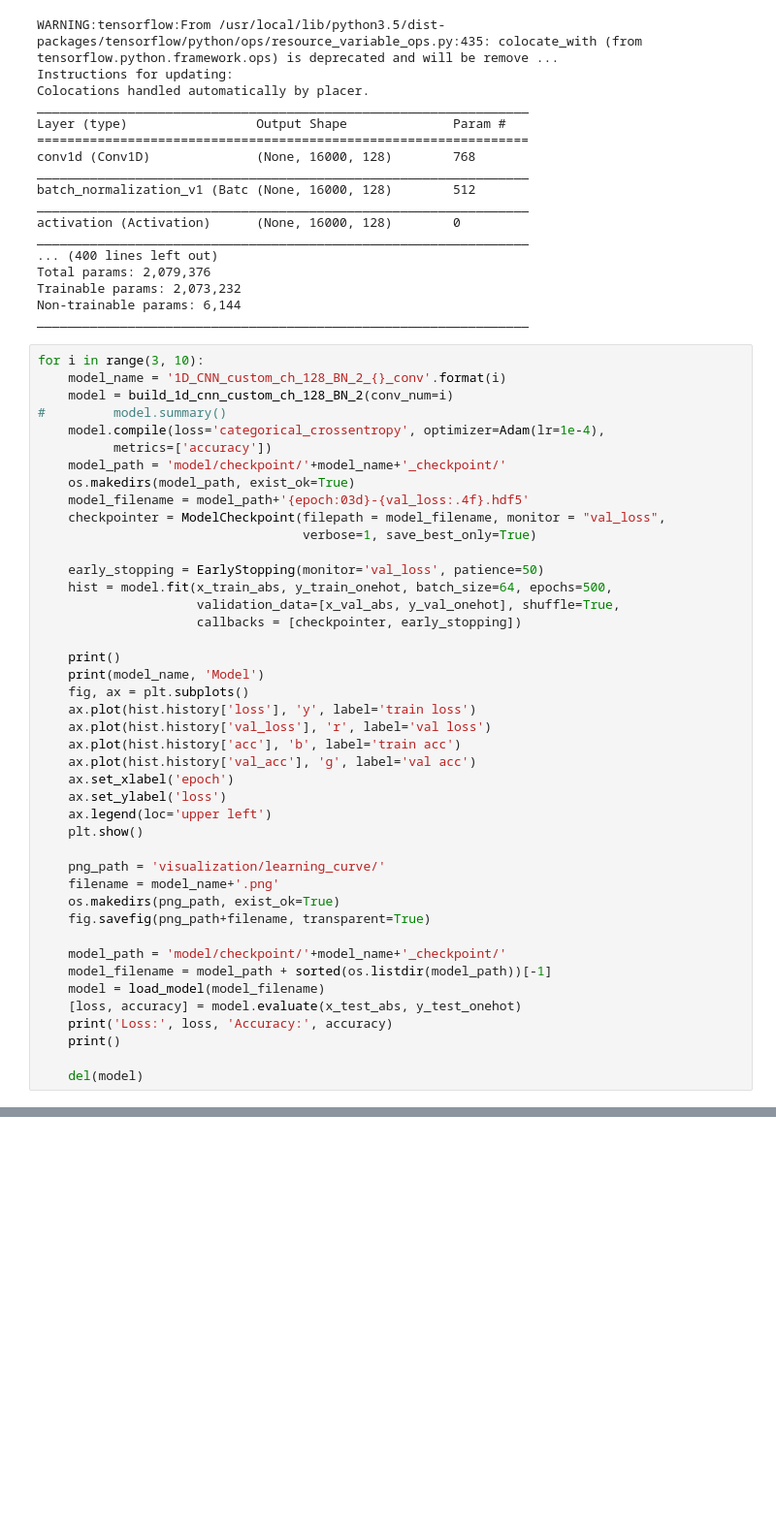
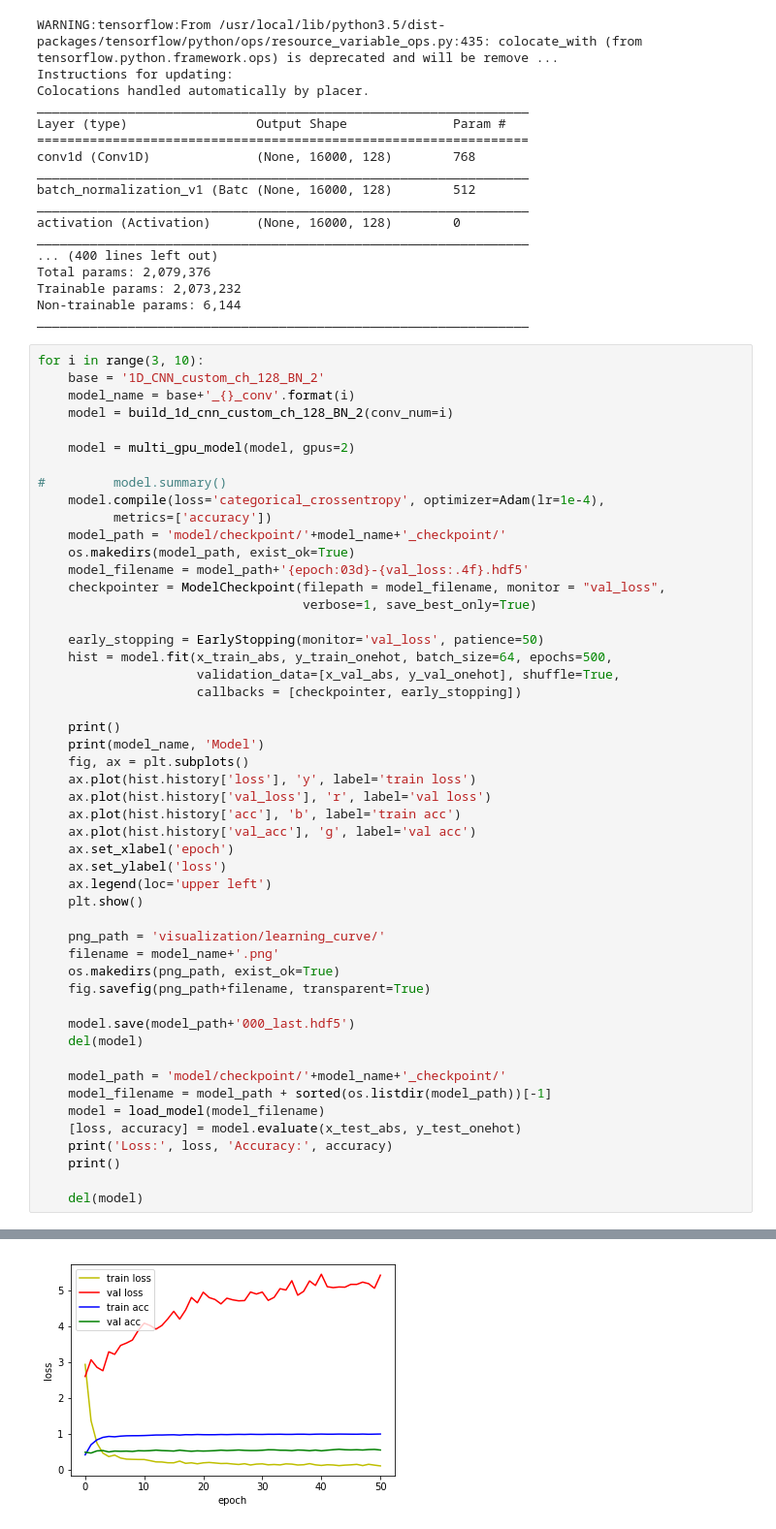
Before and after one commit to BbChip0103/sf_word_recog_research, a Jupyter notebook: from_professor/train_1d_cnn_custom_ch_128_BN_2.ipynb, the cells around one changed output, grey strips where cells are left out. Shown at 97% size. Cells and saved outputs as stored; diff of their text form; blank space fills up the shorter version.

```diff
--- a/from_professor/train_1d_cnn_custom_ch_128_BN_2.ipynb
+++ b/from_professor/train_1d_cnn_custom_ch_128_BN_2.ipynb
@@ -109,8 +110,12 @@ Non-trainable params: 6,144
 _________________________________________________________________
 # %%
 for i in range(3, 10):
-    model_name = '1D_CNN_custom_ch_128_BN_2_{}_conv'.format(i)
+    base = '1D_CNN_custom_ch_128_BN_2'
+    model_name = base+'_{}_conv'.format(i)
     model = build_1d_cnn_custom_ch_128_BN_2(conv_num=i)
+
+    model = multi_gpu_model(model, gpus=2)
+
 #         model.summary()
     model.compile(loss='categorical_crossentropy', optimizer=Adam(lr=1e-4),
           metrics=['accuracy'])
@@ -142,6 +147,9 @@ for i in range(3, 10):
     os.makedirs(png_path, exist_ok=True)
     fig.savefig(png_path+filename, transparent=True)
 
+    model.save(model_path+'000_last.hdf5')
+    del(model)
+
     model_path = 'model/checkpoint/'+model_name+'_checkpoint/'
     model_filename = model_path + sorted(os.listdir(model_path))[-1]
     model = load_model(model_filename)
@@ -170,0 +179 @@ Epoch 43/500
+[figure, added]
```
Also changed, not shown: parts of 5 cells of this notebook, 51 other files.
